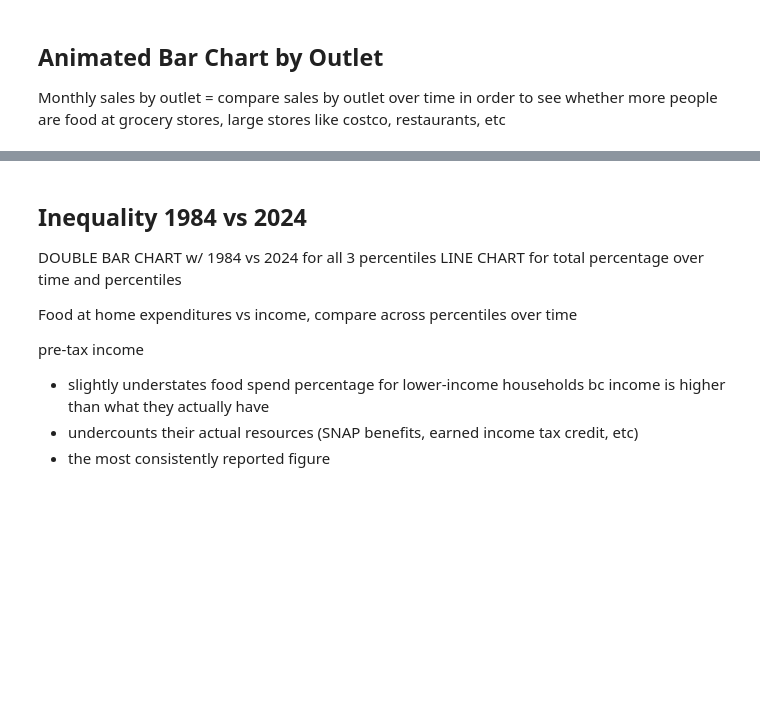
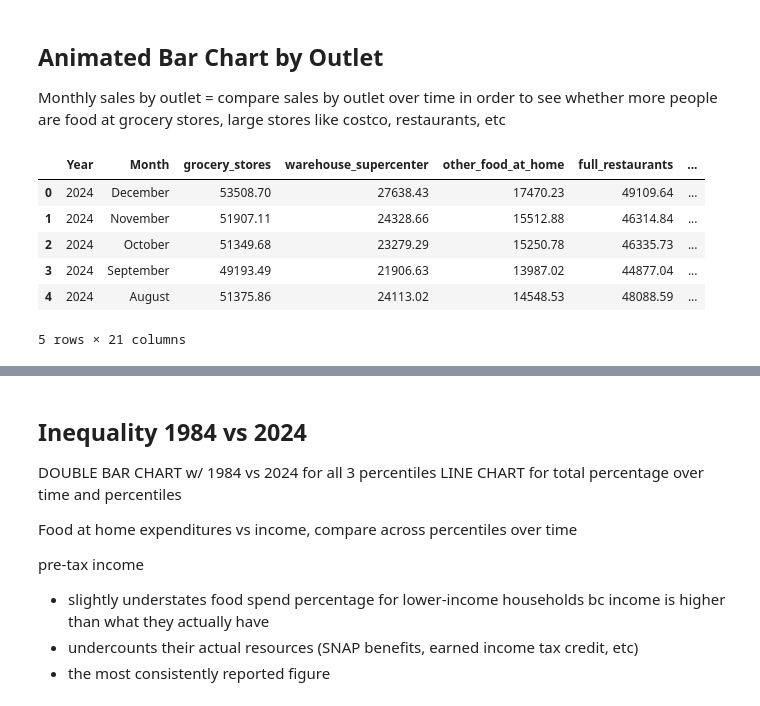
Before and after one commit to rvt9bx/dsan-scholarship-project, a Jupyter notebook: scripts/viz.ipynb, the cells around one changed output, grey strips where cells are left out. Drawn from its saved outputs; the diff is of its cells as text; code cells hidden in the pictures; blank space fills up the shorter version.

```diff
--- a/scripts/viz.ipynb
+++ b/scripts/viz.ipynb
@@ -963,0 +890,10 @@ fig.show()
+# %%
+sales_by_outlet_clean.head()
+# %% [output]
+|  | Year | Month | grocery_stores | warehouse_supercenter | other_food_at_home | full_restaurants | ... |
+| 0 | 2024 | December | 53508.70 | 27638.43 | 17470.23 | 49109.64 | ... |
+| 1 | 2024 | November | 51907.11 | 24328.66 | 15512.88 | 46314.84 | ... |
+| 2 | 2024 | October | 51349.68 | 23279.29 | 15250.78 | 46335.73 | ... |
+| 3 | 2024 | September | 49193.49 | 21906.63 | 13987.02 | 44877.04 | ... |
+| 4 | 2024 | August | 51375.86 | 24113.02 | 14548.53 | 48088.59 | ... |
+5 rows × 21 columns
```
Also changed, not shown: parts of 10 cells of this notebook, 22 other files.
